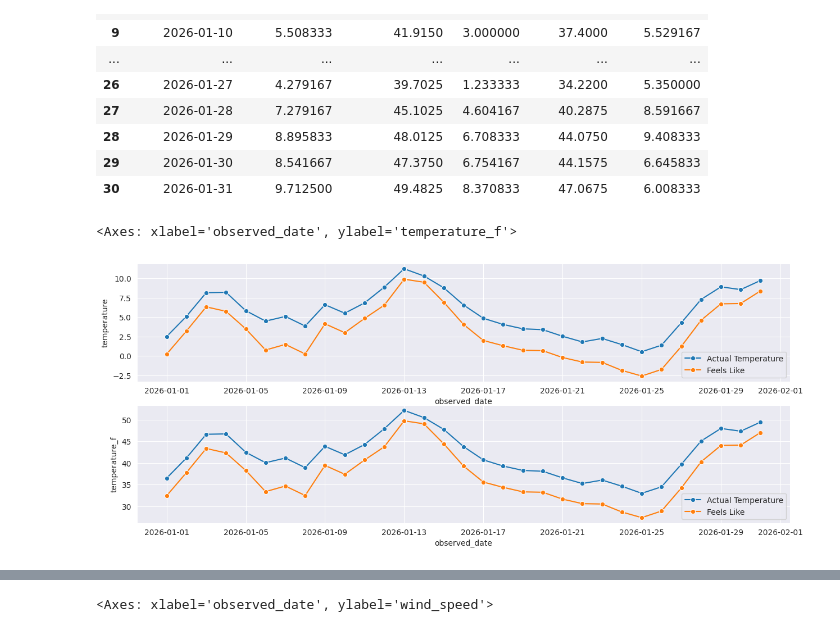
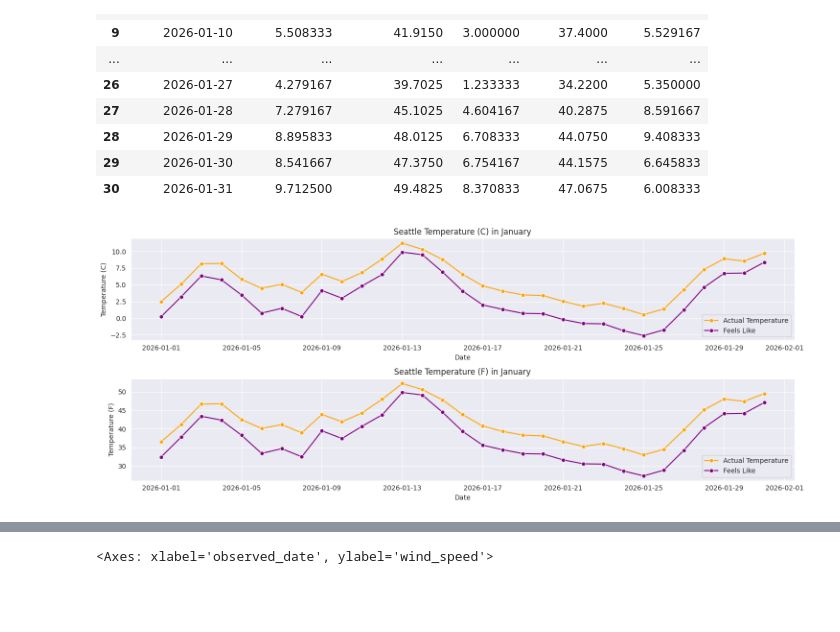
Before and after one commit to danielphilip12/Weather-Pipeline, a Jupyter notebook: notebooks/seattle_analysis.ipynb, the cells around one changed output, grey strips where cells are left out. Saved outputs shown, nothing was run; the diff lists cells and outputs as text; code cells hidden in the pictures; blank space fills up the shorter version.

Commit message:
Modified line charts (add title and axes) and added pairplot and heatmap correlations

```diff
--- a/notebooks/seattle_analysis.ipynb
+++ b/notebooks/seattle_analysis.ipynb
@@ -130,14 +130,23 @@ seattle_jan_group['diff'] = seattle_jan_group['temperature'] - seattle_jan_group
 seattle_jan_group['observed_date'] = pd.to_datetime(seattle_jan_group['observed_date'])
 # %%
 fig, ax = plt.subplots(2, 1)
-sns.lineplot(data=seattle_jan_group, x='observed_date', y='temperature', label='Actual Temperature', marker='o', ax=ax[0])
-sns.lineplot(data=seattle_jan_group, x='observed_date', y='feels_like', label='Feels Like', marker='o', ax=ax[0])
+sns.lineplot(data=seattle_jan_group, x='observed_date', y='temperature', label='Actual Temperature', marker='o', ax=ax[0], color='orange')
+sns.lineplot(data=seattle_jan_group, x='observed_date', y='feels_like', label='Feels Like', marker='o', ax=ax[0], color='purple')
 
-sns.lineplot(data=seattle_jan_group, x='observed_date', y='temperature_f', label='Actual Temperature', marker='o', ax=ax[1])
-sns.lineplot(data=seattle_jan_group, x='observed_date', y='feels_like_f', label='Feels Like', marker='o', ax=ax[1])
+ax[0].set_title("Seattle Temperature (C) in January")
+ax[0].set_xlabel("Date")
+ax[0].set_ylabel("Temperature (C)")
+
+sns.lineplot(data=seattle_jan_group, x='observed_date', y='temperature_f', label='Actual Temperature', marker='o', ax=ax[1], color='orange')
+sns.lineplot(data=seattle_jan_group, x='observed_date', y='feels_like_f', label='Feels Like', marker='o', ax=ax[1] , color='purple')
+
+ax[1].set_title("Seattle Temperature (F) in January")
+ax[1].set_xlabel("Date")
+ax[1].set_ylabel("Temperature (F)")
+
+plt.tight_layout()
 # %% [output]
-<Axes: xlabel='observed_date', ylabel='temperature_f'>
-[figure, old version]
+[figure, new version]
 # %%
 seattle_jan['observed_date'] = pd.to_datetime(seattle_jan['observed_date'])
 # %%
```
Also changed, not shown: parts of 9 cells of this notebook.
